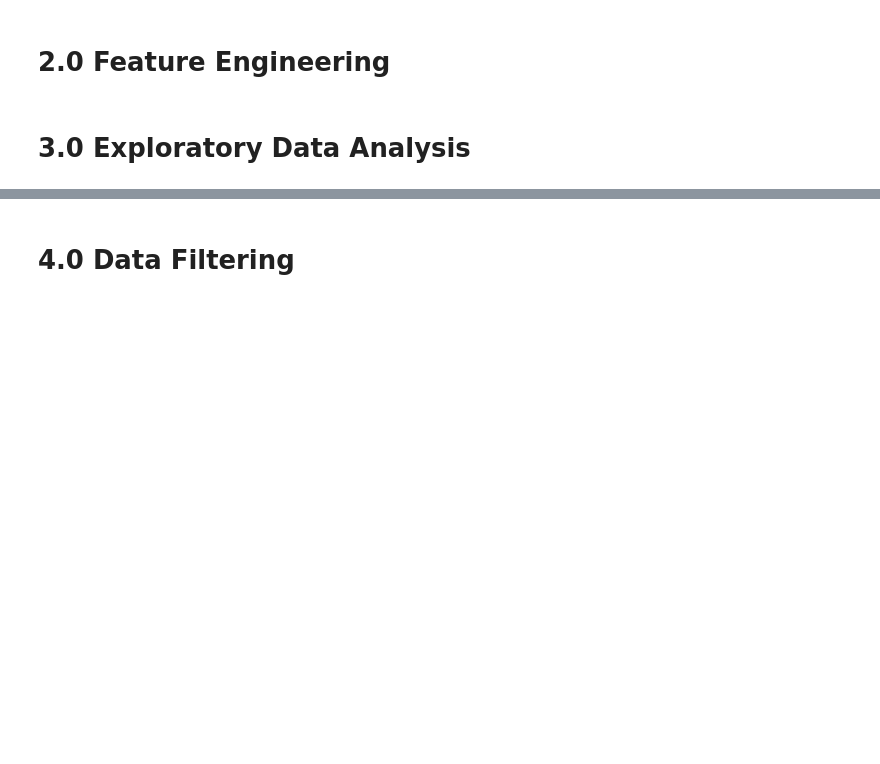
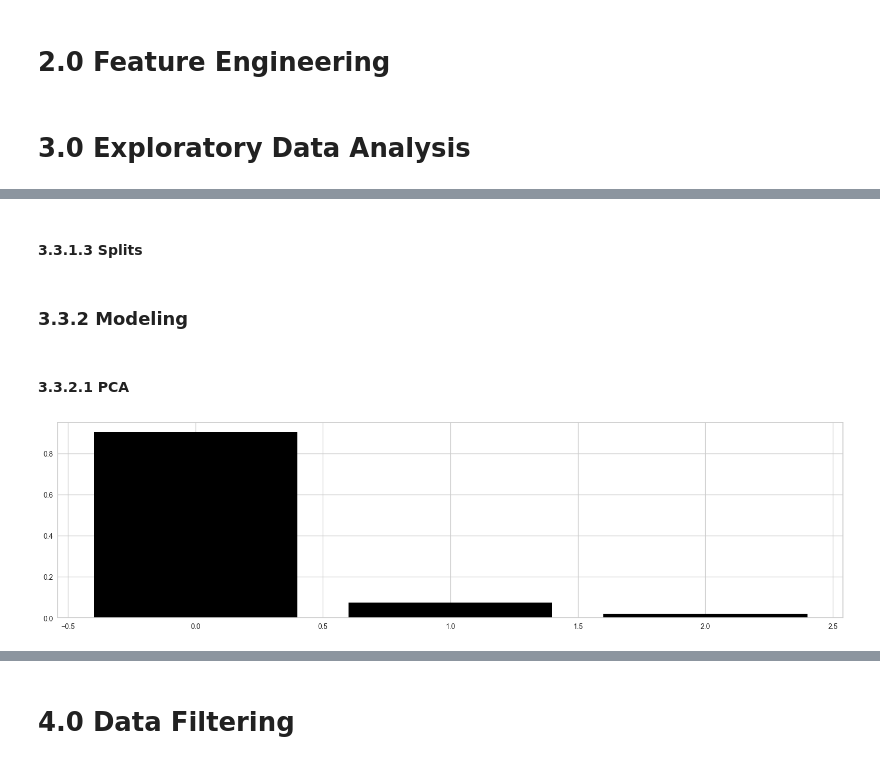
Before and after one commit to Samoelmoura/seazone_code_challenge, a Jupyter notebook: notebooks/notebook.ipynb, the cells around one changed output, grey strips where cells are left out. Drawn from its saved outputs; the diff is of its cells as text; code cells hidden in the pictures; blank space fills up the shorter version.

```diff
--- a/notebooks/notebook.ipynb
+++ b/notebooks/notebook.ipynb
@@ -426,0 +471,24 @@ df_ref = pd.merge(df_ref, temp, on='airbnb_id', how='left')
+# %% [markdown]
+#### 3.3.1.3 Splits
+# %%
+X = df_ref[['gross_revenue', 'recency', 'frequency']]
+# %% [markdown]
+### 3.3.2 Modeling
+# %% [markdown]
+#### 3.3.2.1 PCA
+# %%
+# model definition
+pca = PCA(n_components=X.shape[1])
+
+# fiting
+principal_components = pca.fit_transform(X)
+
+# pca component
+X_ = pd.DataFrame(principal_components)
+# %%
+# variance plot
+features = range(pca.n_components_)
+plt.figure(figsize=(20, 5))
+plt.bar(features, pca.explained_variance_ratio_, color='black');
+# %% [output]
+[figure, added]
```
Also changed, not shown: parts of 31 cells of this notebook.
